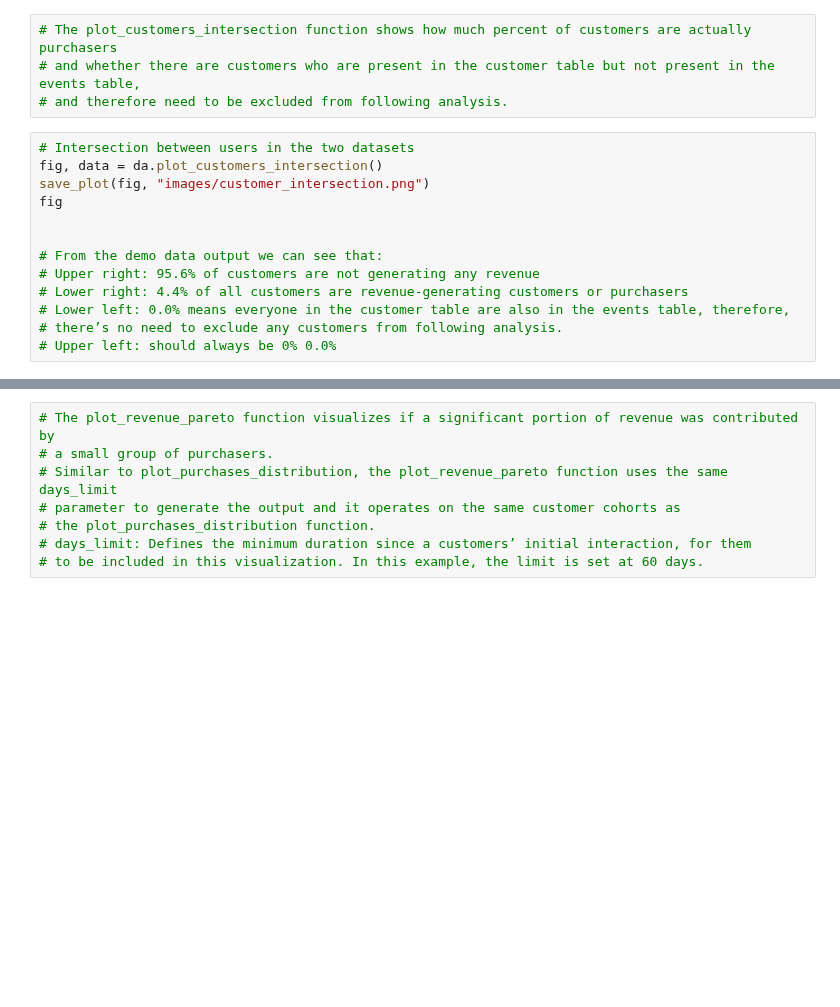
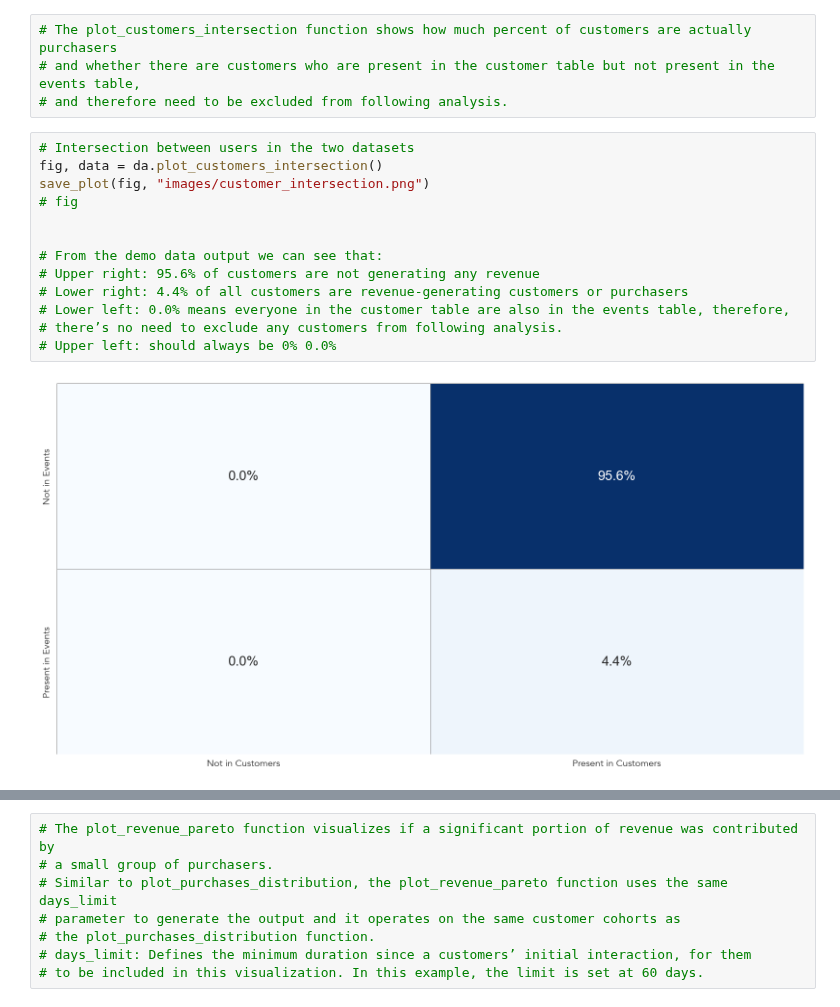
Before and after one commit to facebookincubator/LTVision, a Jupyter notebook: example.ipynb, the cells around one changed output, grey strips where cells are left out. Saved outputs shown, nothing was run; the diff lists cells and outputs as text; blank space fills up the shorter version.

Commit message:
delete double images as output

```diff
--- a/example.ipynb
+++ b/example.ipynb
@@ -43,16 +59,18 @@ event_table.head()
 # %%
 # Intersection between users in the two datasets
 fig, data = da.plot_customers_intersection()
 save_plot(fig, "images/customer_intersection.png")
-fig
+# fig
 
 
 # From the demo data output we can see that:
 # Upper right: 95.6% of customers are not generating any revenue
 # Lower right: 4.4% of all customers are revenue-generating customers or purchasers
 # Lower left: 0.0% means everyone in the customer table are also in the events table, therefore,
 # there’s no need to exclude any customers from following analysis.
 # Upper left: should always be 0% 0.0%
+# %% [output]
+[figure, added]
 # %%
 # Paying customers flow from a classification at the beginning to another classification after a longer period.
 # If spending breaks is empty, it will find default values, you can specify your own groups in the format Dict[str, float],
```
Also changed, not shown: parts of 10 cells of this notebook, 1 other file.
